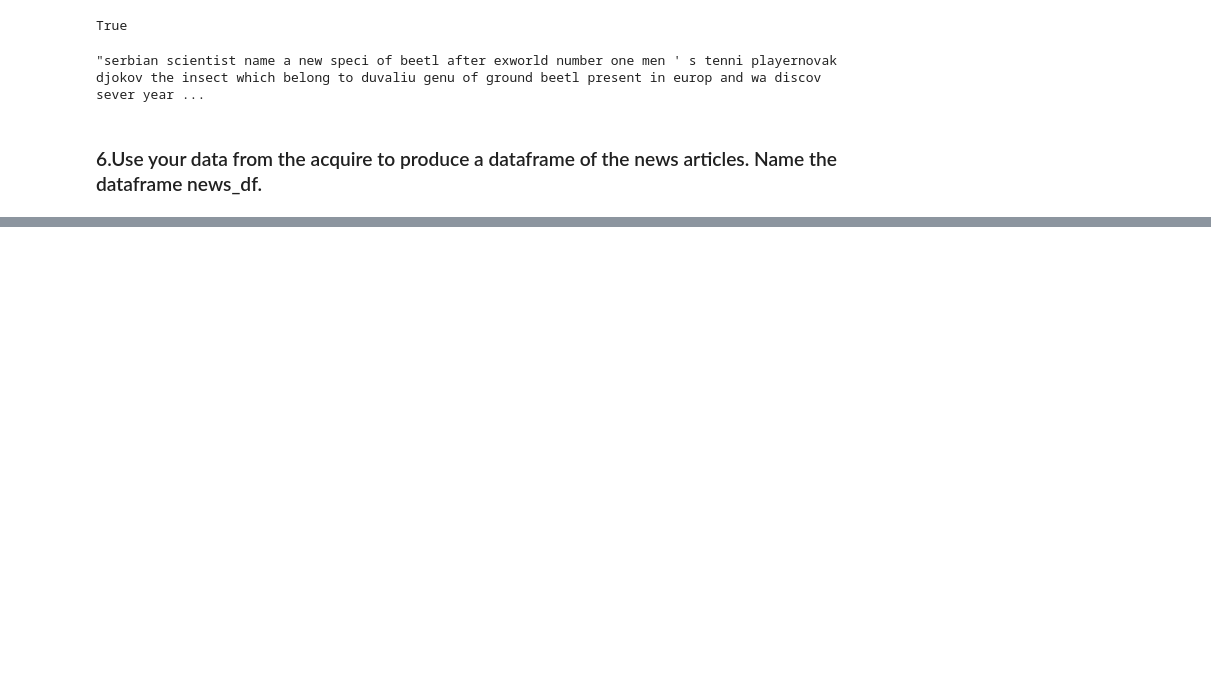
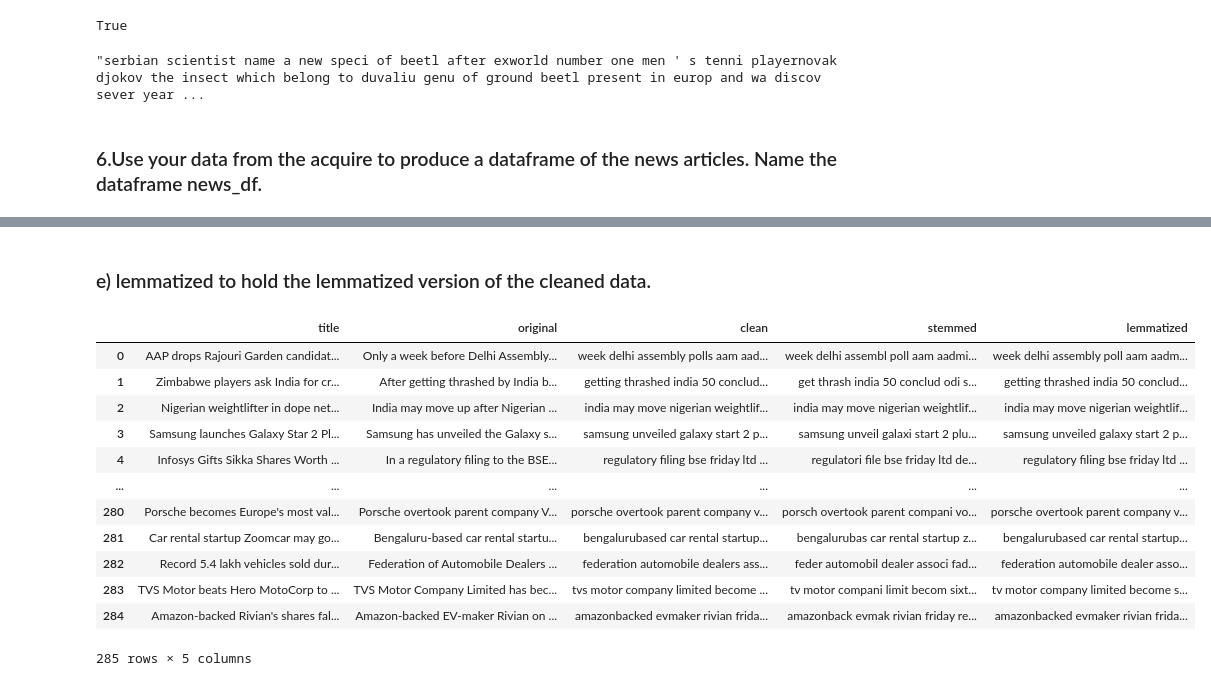
Before and after one commit to patrickamwayi/natural-language-processing-exercises, a Jupyter notebook: prepare.ipynb, the cells around one changed output, grey strips where cells are left out. Drawn from its saved outputs; the diff is of its cells as text; code cells hidden in the pictures; blank space fills up the shorter version.

```diff
--- a/prepare.ipynb
+++ b/prepare.ipynb
@@ -220,0 +287,3 @@ string_stemmed
+# %%
+news_df['clean'] = news_df.original.apply(basic_clean)
+news_df.head()
@@ -220,0 +299,4 @@ string_stemmed
+# %%
+news_df['stemmed'] = news_df.clean.apply(stem)
+news_df['lemmatized'] = news_df.clean.apply(lemmatize)
+news_df.head()
@@ -220,0 +310,37 @@ string_stemmed
+# %% [markdown]
+### e) lemmatized to hold the lemmatized version of the cleaned data.
+# %%
+#lemmatize function
+def clean_df(df, extra_words=[], exclude_words=[]):
+    df = df[['title','original']]
+
+    df['clean'] = df.original\
+                        .apply(basic_clean)\
+                        .apply(tokenize)\
+                        .apply(remove_stopwords,
+                                    extra_words=extra_words,
+                                    exclude_words=exclude_words)
+    df['stemmed'] = df.clean.apply(stem)
+    df['lemmatized'] = df.clean.apply(lemmatize)
+
+    return df
+# %%
+#apply the lemmatize function
+news_df_new = news_df.rename(columns={'content':'original'})
+codeup_df_new = codeup_df.rename(columns={'content':'original'})
+# %%
+clean_df(news_df_new, extra_words=['infosys'])
+# %% [output]
+|  | title | original | clean | stemmed | lemmatized |
+| 0 | AAP drops Rajouri Garden candidat... | Only a week before Delhi Assembly... | week delhi assembly polls aam aad... | week delhi assembl poll aam aadmi... | week delhi assembly poll aam aadm... |
+| 1 | Zimbabwe players ask India for cr... | After getting thrashed by India b... | getting thrashed india 50 conclud... | get thrash india 50 conclud odi s... | getting thrashed india 50 conclud... |
+| 2 | Nigerian weightlifter in dope net... | India may move up after Nigerian ... | india may move nigerian weightlif... | india may move nigerian weightlif... | india may move nigerian weightlif... |
+| 3 | Samsung launches Galaxy Star 2 Pl... | Samsung has unveiled the Galaxy s... | samsung unveiled galaxy start 2 p... | samsung unveil galaxi start 2 plu... | samsung unveiled galaxy start 2 p... |
+| 4 | Infosys Gifts Sikka Shares Worth ... | In a regulatory filing to the BSE... | regulatory filing bse friday ltd ... | regulatori file bse friday ltd de... | regulatory filing bse friday ltd ... |
+| ... | ... | ... | ... | ... | ... |
+| 280 | Porsche becomes Europe's most val... | Porsche overtook parent company V... | porsche overtook parent company v... | porsch overtook parent compani vo... | porsche overtook parent company v... |
+| 281 | Car rental startup Zoomcar may go... | Bengaluru-based car rental startu... | bengalurubased car rental startup... | bengalurubas car rental startup z... | bengalurubased car rental startup... |
+| 282 | Record 5.4 lakh vehicles sold dur... | Federation of Automobile Dealers ... | federation automobile dealers ass... | feder automobil dealer associ fad... | federation automobile dealer asso... |
+| 283 | TVS Motor beats Hero MotoCorp to ... | TVS Motor Company Limited has bec... | tvs motor company limited become ... | tv motor compani limit becom sixt... | tv motor company limited become s... |
+| 284 | Amazon-backed Rivian's shares fal... | Amazon-backed EV-maker Rivian on ... | amazonbacked evmaker rivian frida... | amazonback evmak rivian friday re... | amazonbacked evmaker rivian frida... |
+285 rows × 5 columns
```
Also changed, not shown: parts of 18 cells of this notebook.
